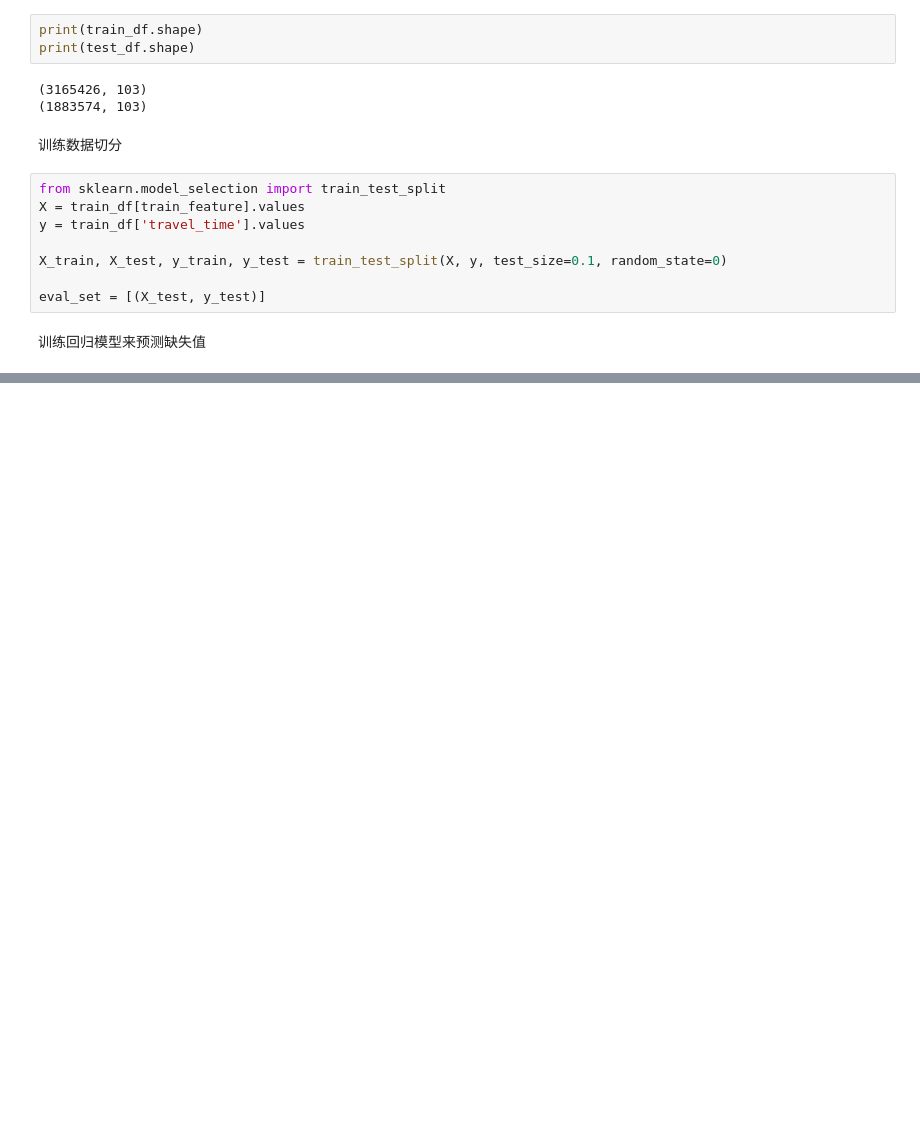
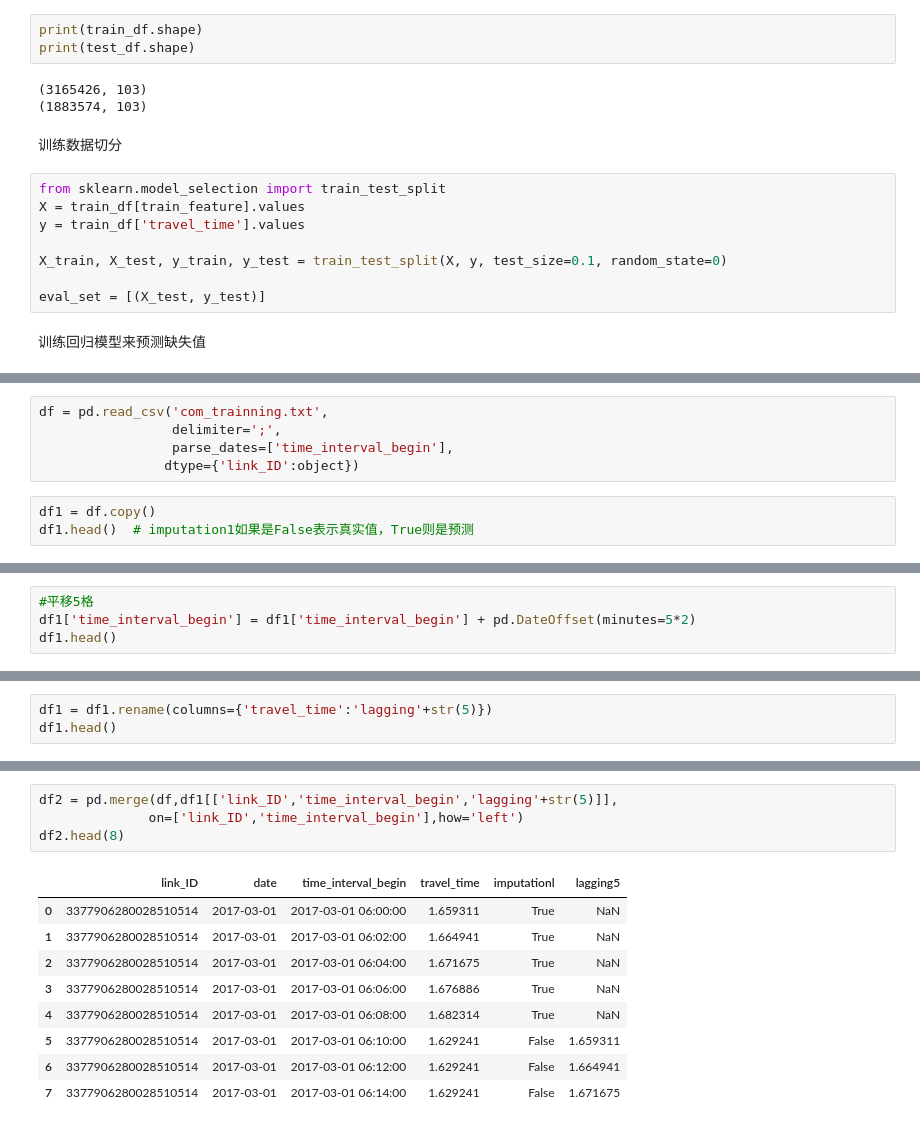
Before and after one commit to ben1234560/AiLearning-Theory-Applying, a Jupyter notebook: 机器学习竞赛实战_优胜解决方案/智慧城市-道路通行时间预测/道路通行时间预测.ipynb, the cells around one changed output, grey strips where cells are left out. Saved outputs shown, nothing was run; the diff lists cells and outputs as text; blank space fills up the shorter version.

```diff
--- a/机器学习竞赛实战_优胜解决方案/智慧城市-道路通行时间预测/道路通行时间预测.ipynb
+++ b/机器学习竞赛实战_优胜解决方案/智慧城市-道路通行时间预测/道路通行时间预测.ipynb
@@ -456,0 +563,8 @@ regressor = xgb.XGBRegressor()
+# %%
+df = pd.read_csv('com_trainning.txt',
+                 delimiter=';',
+                 parse_dates=['time_interval_begin'],
+                dtype={'link_ID':object})
+# %%
+df1 = df.copy()
+df1.head()  # imputation1如果是False表示真实值，True则是预测
@@ -456,0 +578,4 @@ regressor = xgb.XGBRegressor()
+# %%
+#平移5格
+df1['time_interval_begin'] = df1['time_interval_begin'] + pd.DateOffset(minutes=5*2)
+df1.head()
@@ -456,0 +589,3 @@ regressor = xgb.XGBRegressor()
+# %%
+df1 = df1.rename(columns={'travel_time':'lagging'+str(5)})
+df1.head()
@@ -456,0 +599,14 @@ regressor = xgb.XGBRegressor()
+# %%
+df2 = pd.merge(df,df1[['link_ID','time_interval_begin','lagging'+str(5)]],
+              on=['link_ID','time_interval_begin'],how='left')
+df2.head(8)
+# %% [output]
+|  | link_ID | date | time_interval_begin | travel_time | imputationl | lagging5 |
+| 0 | 3377906280028510514 | 2017-03-01 | 2017-03-01 06:00:00 | 1.659311 | True | NaN |
+| 1 | 3377906280028510514 | 2017-03-01 | 2017-03-01 06:02:00 | 1.664941 | True | NaN |
+| 2 | 3377906280028510514 | 2017-03-01 | 2017-03-01 06:04:00 | 1.671675 | True | NaN |
+| 3 | 3377906280028510514 | 2017-03-01 | 2017-03-01 06:06:00 | 1.676886 | True | NaN |
+| 4 | 3377906280028510514 | 2017-03-01 | 2017-03-01 06:08:00 | 1.682314 | True | NaN |
+| 5 | 3377906280028510514 | 2017-03-01 | 2017-03-01 06:10:00 | 1.629241 | False | 1.659311 |
+| 6 | 3377906280028510514 | 2017-03-01 | 2017-03-01 06:12:00 | 1.629241 | False | 1.664941 |
+| 7 | 3377906280028510514 | 2017-03-01 | 2017-03-01 06:14:00 | 1.629241 | False | 1.671675 |
```
Also changed, not shown: parts of 36 cells of this notebook.
